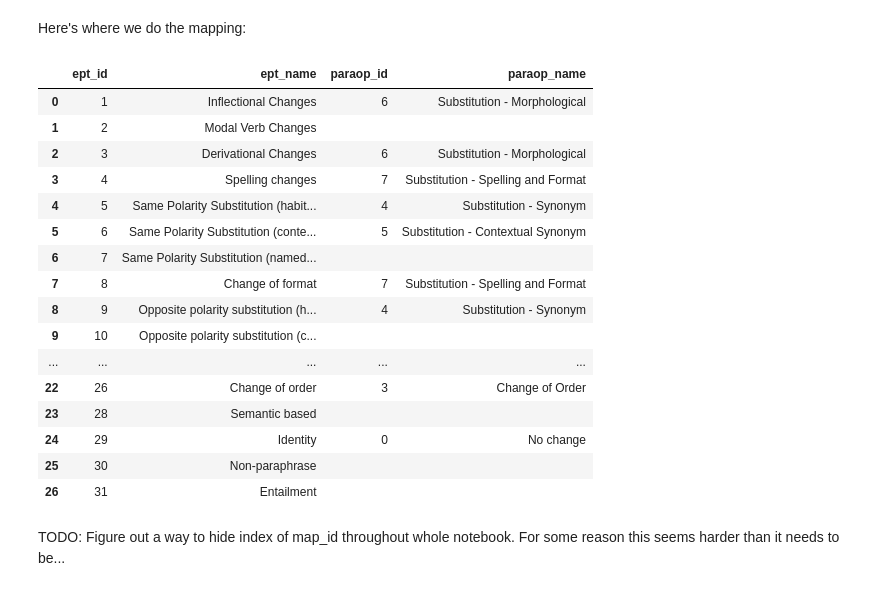
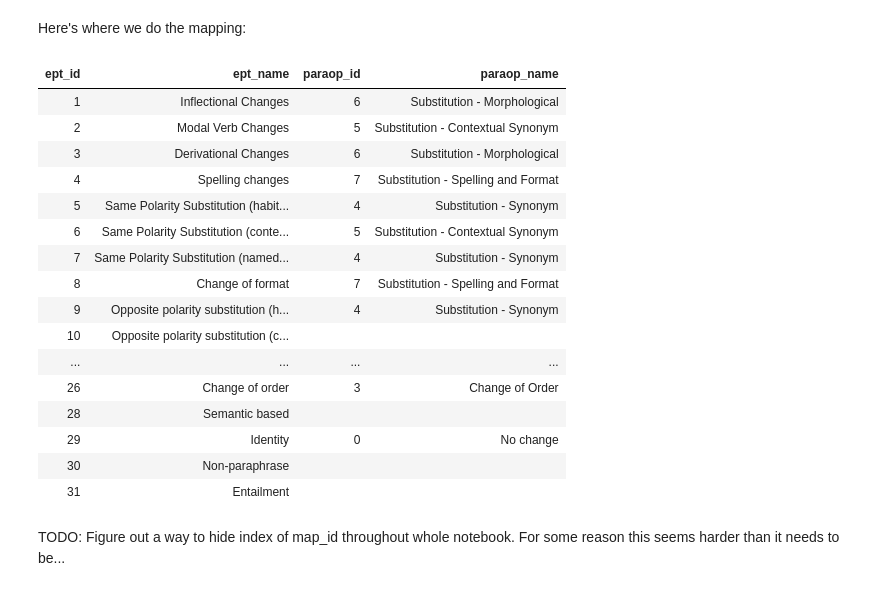
Before and after one commit to lucasadelino/thesis, a Jupyter notebook: reannotation.ipynb, the cells around one changed output. Cells and saved outputs as stored; diff of their text form; code cells hidden in the pictures.

```diff
--- a/reannotation.ipynb
+++ b/reannotation.ipynb
@@ -143,32 +143,34 @@ def map_id(ept_id, paraop_id):
 # %%
 map_id(ept_id=1, paraop_id=6)
 map_id(ept_id=3, paraop_id=6)
 map_id(ept_id=26, paraop_id=3)
 map_id(ept_id=29, paraop_id=0)
 map_id(4, 7)
 map_id(5, 4)
 map_id(6, 5)
 map_id(8, 7)
 map_id(9, 4)
-id_map
+map_id(2, 5)
+map_id(7, 4)
+id_map.style.hide(axis="index")
 # %% [output]
-|  | ept_id | ept_name | paraop_id | paraop_name |
-| 0 | 1 | Inflectional Changes | 6 | Substitution - Morphological |
-| 1 | 2 | Modal Verb Changes |  |  |
-| 2 | 3 | Derivational Changes | 6 | Substitution - Morphological |
-| 3 | 4 | Spelling changes | 7 | Substitution - Spelling and Format |
-| 4 | 5 | Same Polarity Substitution (habit... | 4 | Substitution - Synonym |
-| 5 | 6 | Same Polarity Substitution (conte... | 5 | Substitution - Contextual Synonym |
-| 6 | 7 | Same Polarity Substitution (named... |  |  |
-| 7 | 8 | Change of format | 7 | Substitution - Spelling and Format |
-| 8 | 9 | Opposite polarity substitution (h... | 4 | Substitution - Synonym |
-| 9 | 10 | Opposite polarity substitution (c... |  |  |
-| ... | ... | ... | ... | ... |
-| 22 | 26 | Change of order | 3 | Change of Order |
-| 23 | 28 | Semantic based |  |  |
-| 24 | 29 | Identity | 0 | No change |
-| 25 | 30 | Non-paraphrase |  |  |
-| 26 | 31 | Entailment |  |  |
+| ept_id | ept_name | paraop_id | paraop_name |
+| 1 | Inflectional Changes | 6 | Substitution - Morphological |
+| 2 | Modal Verb Changes | 5 | Substitution - Contextual Synonym |
+| 3 | Derivational Changes | 6 | Substitution - Morphological |
+| 4 | Spelling changes | 7 | Substitution - Spelling and Format |
+| 5 | Same Polarity Substitution (habit... | 4 | Substitution - Synonym |
+| 6 | Same Polarity Substitution (conte... | 5 | Substitution - Contextual Synonym |
+| 7 | Same Polarity Substitution (named... | 4 | Substitution - Synonym |
+| 8 | Change of format | 7 | Substitution - Spelling and Format |
+| 9 | Opposite polarity substitution (h... | 4 | Substitution - Synonym |
+| 10 | Opposite polarity substitution (c... |  |  |
+| ... | ... | ... | ... |
+| 26 | Change of order | 3 | Change of Order |
+| 28 | Semantic based |  |  |
+| 29 | Identity | 0 | No change |
+| 30 | Non-paraphrase |  |  |
+| 31 | Entailment |  |  |
 # %% [markdown]
 TODO: Figure out a way to hide index of map_id throughout whole notebook. For some reason this seems harder than it needs to be...
 # %% [markdown]
```
Also changed, not shown: parts of 23 cells of this notebook.
